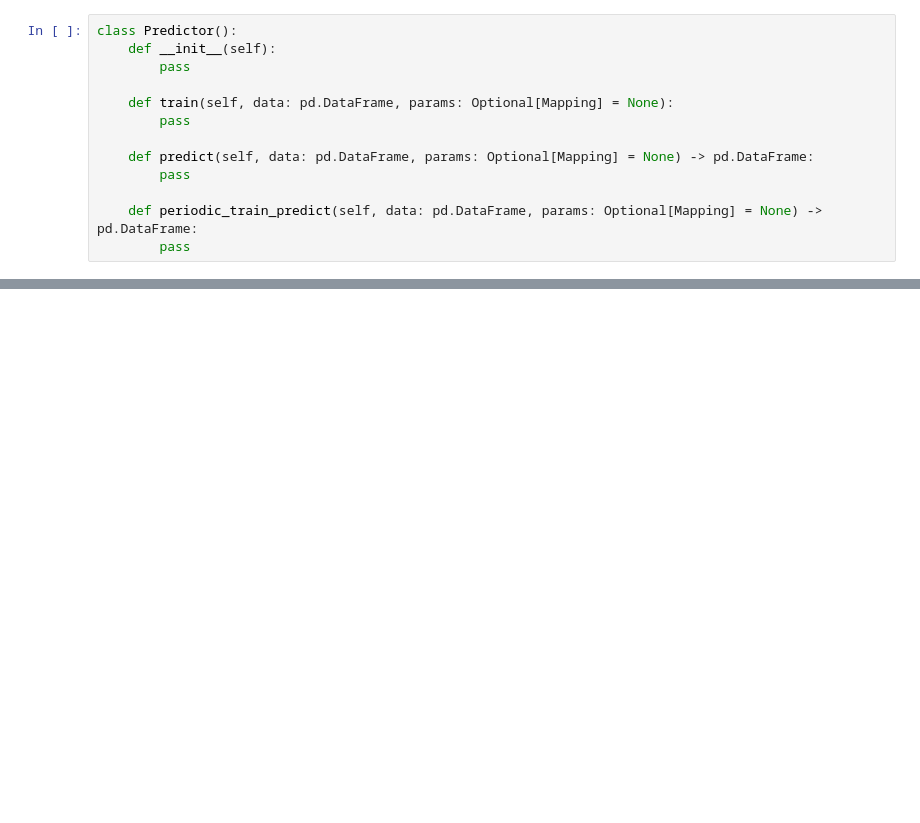
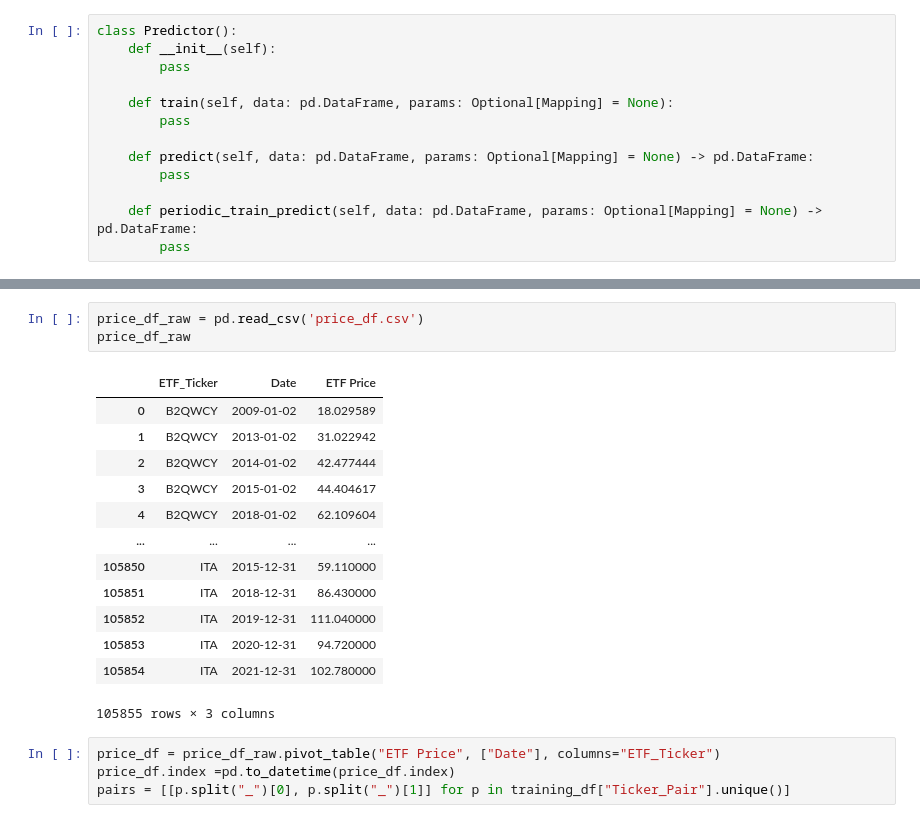
Before and after one commit to DerrickXZY/IAQF_Competition, a Jupyter notebook: pipeline.ipynb, the cells around one changed output, grey strips where cells are left out. Cells and saved outputs as stored; diff of their text form; blank space fills up the shorter version.

```diff
--- a/pipeline.ipynb
+++ b/pipeline.ipynb
@@ -143,0 +199,21 @@ class PairTradingPipeline():
+# %%
+price_df_raw = pd.read_csv('price_df.csv')
+price_df_raw
+# %% [output]
+|  | ETF_Ticker | Date | ETF Price |
+| 0 | B2QWCY | 2009-01-02 | 18.029589 |
+| 1 | B2QWCY | 2013-01-02 | 31.022942 |
+| 2 | B2QWCY | 2014-01-02 | 42.477444 |
+| 3 | B2QWCY | 2015-01-02 | 44.404617 |
+| 4 | B2QWCY | 2018-01-02 | 62.109604 |
+| ... | ... | ... | ... |
+| 105850 | ITA | 2015-12-31 | 59.110000 |
+| 105851 | ITA | 2018-12-31 | 86.430000 |
+| 105852 | ITA | 2019-12-31 | 111.040000 |
+| 105853 | ITA | 2020-12-31 | 94.720000 |
+| 105854 | ITA | 2021-12-31 | 102.780000 |
+105855 rows × 3 columns
+# %%
+price_df = price_df_raw.pivot_table("ETF Price", ["Date"], columns="ETF_Ticker")
+price_df.index =pd.to_datetime(price_df.index)
+pairs = [[p.split("_")[0], p.split("_")[1]] for p in training_df["Ticker_Pair"].unique()]
```
Also changed, not shown: parts of 13 cells of this notebook, 4 other files.
